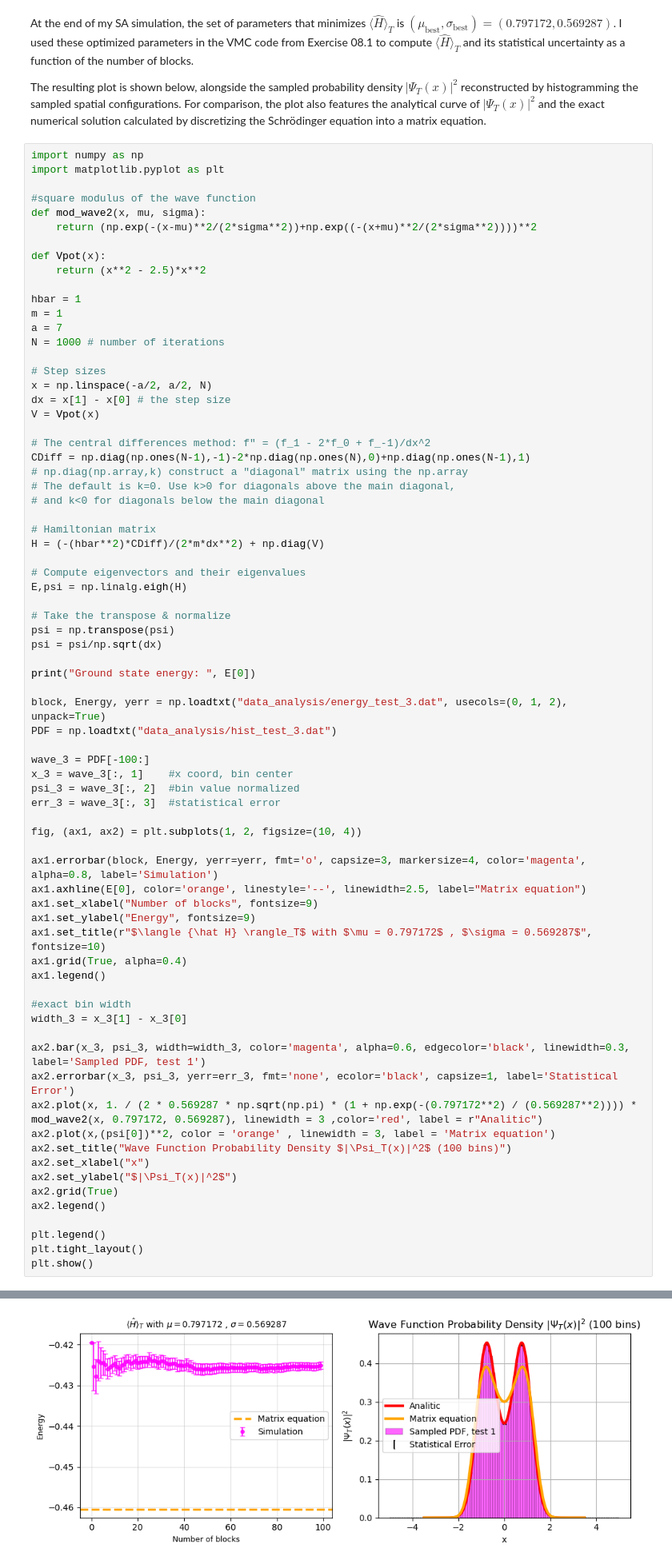
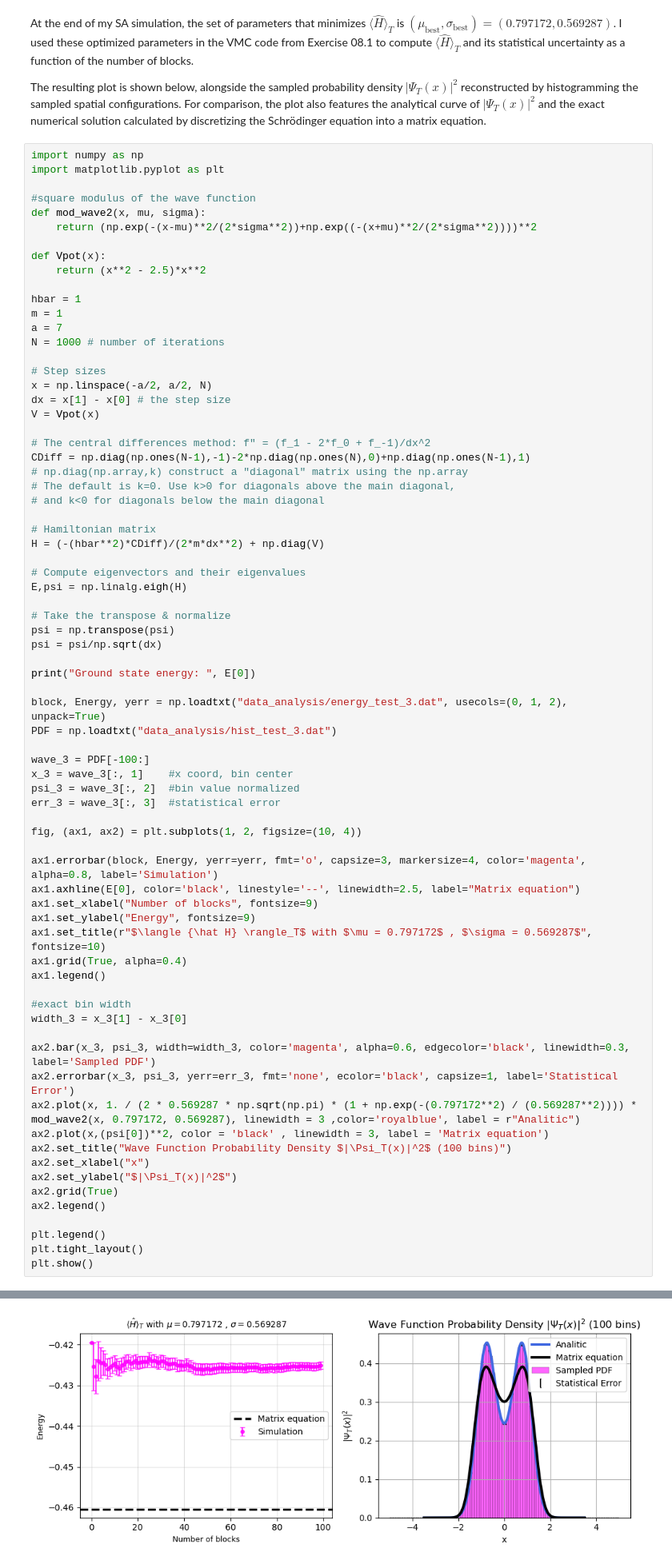
Before and after one commit to giuliacoppi/LSN, a Jupyter notebook: Esercitazione_8/Notebook_Ex_8.ipynb, the cells around one changed output, grey strips where cells are left out. Shown at 80% size. Saved outputs shown, nothing was run; the diff lists cells and outputs as text.

```diff
--- a/Esercitazione_8/Notebook_Ex_8.ipynb
+++ b/Esercitazione_8/Notebook_Ex_8.ipynb
@@ -249,36 +249,36 @@ PDF = np.loadtxt("data_analysis/hist_test_3.dat")
 
 wave_3 = PDF[-100:]
 x_3 = wave_3[:, 1]    #x coord, bin center
 psi_3 = wave_3[:, 2]  #bin value normalized
 err_3 = wave_3[:, 3]  #statistical error
 
 fig, (ax1, ax2) = plt.subplots(1, 2, figsize=(10, 4))
 
 ax1.errorbar(block, Energy, yerr=yerr, fmt='o', capsize=3, markersize=4, color='magenta', alpha=0.8, label='Simulation')
-ax1.axhline(E[0], color='orange', linestyle='--', linewidth=2.5, label="Matrix equation")
+ax1.axhline(E[0], color='black', linestyle='--', linewidth=2.5, label="Matrix equation")
 ax1.set_xlabel("Number of blocks", fontsize=9)
 ax1.set_ylabel("Energy", fontsize=9)
 ax1.set_title(r"$\langle {\hat H} \rangle_T$ with $\mu = 0.797172$ , $\sigma = 0.569287$", fontsize=10)
 ax1.grid(True, alpha=0.4)
 ax1.legend()
 
 #exact bin width
 width_3 = x_3[1] - x_3[0]
 
-ax2.bar(x_3, psi_3, width=width_3, color='magenta', alpha=0.6, edgecolor='black', linewidth=0.3, label='Sampled PDF, test 1')
+ax2.bar(x_3, psi_3, width=width_3, color='magenta', alpha=0.6, edgecolor='black', linewidth=0.3, label='Sampled PDF')
 ax2.errorbar(x_3, psi_3, yerr=err_3, fmt='none', ecolor='black', capsize=1, label='Statistical Error')
-ax2.plot(x, 1. / (2 * 0.569287 * np.sqrt(np.pi) * (1 + np.exp(-(0.797172**2) / (0.569287**2)))) * mod_wave2(x, 0.797172, 0.569287), linewidth = 3 ,color='red', label = r"Analitic")
-ax2.plot(x,(psi[0])**2, color = 'orange' , linewidth = 3, label = 'Matrix equation')
+ax2.plot(x, 1. / (2 * 0.569287 * np.sqrt(np.pi) * (1 + np.exp(-(0.797172**2) / (0.569287**2)))) * mod_wave2(x, 0.797172, 0.569287), linewidth = 3 ,color='royalblue', label = r"Analitic")
+ax2.plot(x,(psi[0])**2, color = 'black' , linewidth = 3, label = 'Matrix equation')
 ax2.set_title("Wave Function Probability Density $|\Psi_T(x)|^2$ (100 bins)")
 ax2.set_xlabel("x")
 ax2.set_ylabel("$|\Psi_T(x)|^2$")
 ax2.grid(True)
 ax2.legend()
 
 plt.legend()
 plt.tight_layout()
 plt.show()
 # %% [output]
 Ground state energy:  -0.4604599857430418
-[figure, old version]
+[figure, new version]
 # %% [markdown]
```
Also changed, not shown: parts of 1 cell of this notebook.
